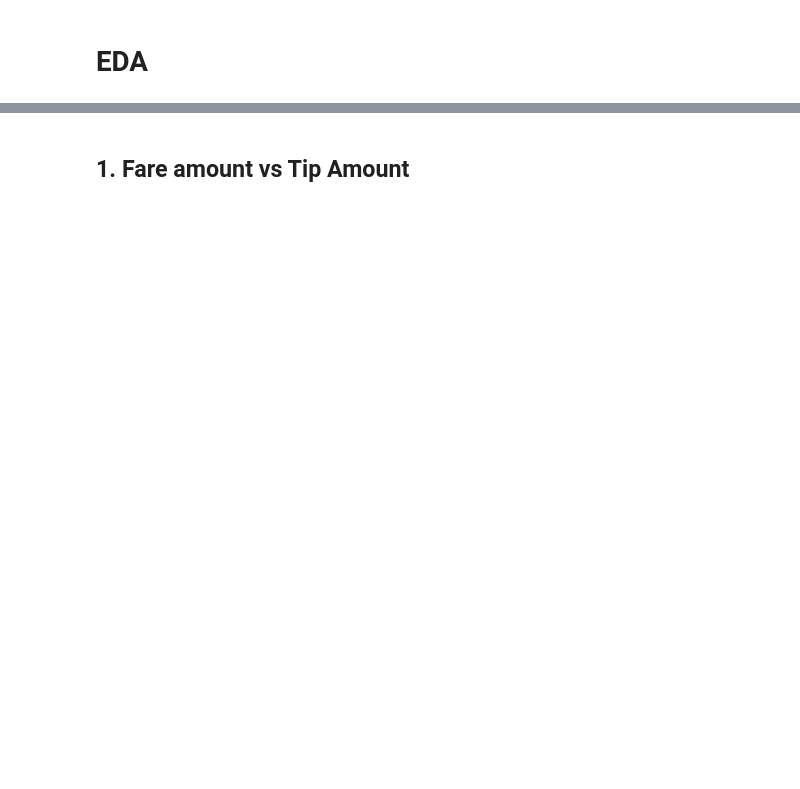
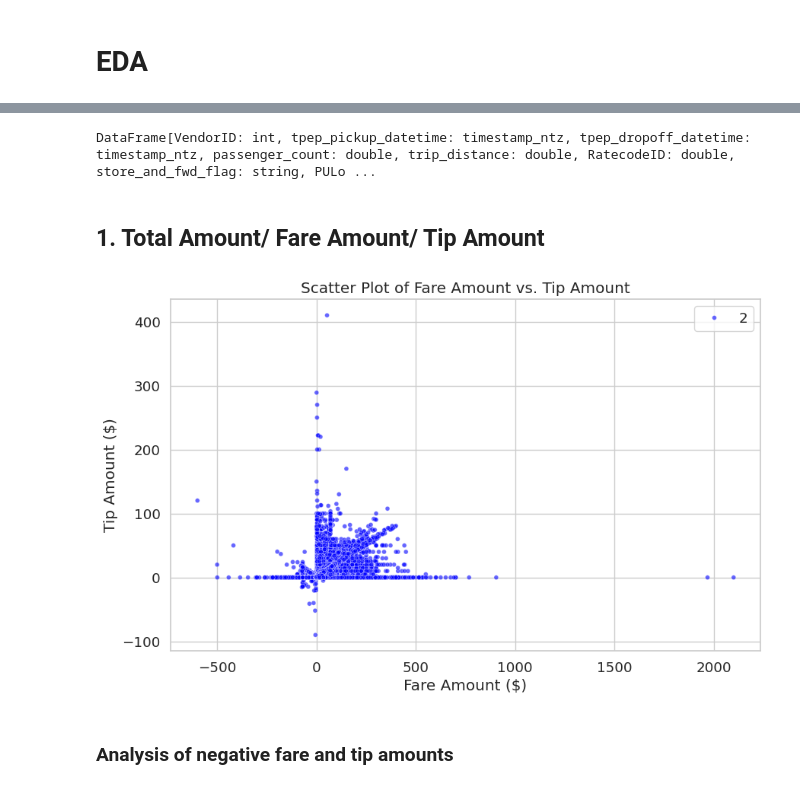
Before and after one commit to jmayank23/YellowTaxiAnalysis, a Jupyter notebook: EDA.ipynb, the cells around one changed output, grey strips where cells are left out. Drawn from its saved outputs; the diff is of its cells as text; code cells hidden in the pictures; blank space fills up the shorter version.

```diff
--- a/EDA.ipynb
+++ b/EDA.ipynb
@@ -17,0 +30,15 @@ To adjust logging level use sc.setLogLevel(newLevel). For SparkR, use setLogLeve
+# %%
+# Create a Spark session
+# spark = SparkSession.builder \
+#     .appName("Yellow Taxi EDA") \
+#     .getOrCreate()
+
+
+# I ran this notebook successfully using 4 cores and 8GB per node in the jupyter session setup.
+# Make sure you allocate enough memory per core. if you chose 3 cores you should select 6GB in your per Node setting.
+spark = SparkSession.builder \
+    .config("spark.driver.memory", "32g") \
+	.config("spark.executor.memory", "4g") \
+    .config('spark.executor.instances', 6) \
+	.appName("Yellow Taxi EDA") \
+	.getOrCreate()
@@ -26,0 +51,9 @@ paths = [
+# %%
+base_path = '/home/mjain3/uci150/mjain3/yellow_taxi_data/yellow_tripdata_2023-{:02d}.parquet'
+
+paths=[]
+for mo in range(1, 7):  # This loops from 1 to 12
+    path = base_path.format(mo)  # Formats the month with leading zero if necessary
+    paths.append(path)
+
+# paths = ['yellow_taxi_data/yellow_tripdata_2023-01.parquet', 'yellow_taxi_data/yellow_tripdata_2023-02.parquet']
@@ -102,2 +236,22 @@ df.describe().show()
+# %%
+# Sampling a fraction of the data for visualization
+sampled_df = df.sample(fraction=0.1, withReplacement=False)
+# %%
+sampled_df.cache()
+# %% [output]
+DataFrame[VendorID: int, tpep_pickup_datetime: timestamp_ntz, tpep_dropoff_datetime: timestamp_ntz, passenger_count: double, trip_distance: double, RatecodeID: double, store_and_fwd_flag: string, PULo ...
 # %% [markdown]
-## 1. Fare amount vs Tip Amount
+## 1. Total Amount/ Fare Amount/ Tip Amount
+# %%
+pandas_df = sampled_df.select("total_amount", "tip_amount", "fare_amount").toPandas()
+# %%
+plt.figure(figsize=(10, 6))
+sns.scatterplot(x='fare_amount', y='tip_amount', data=pandas_df, color='blue', size=2, alpha=0.6)
+plt.title('Scatter Plot of Fare Amount vs. Tip Amount')
+plt.xlabel('Fare Amount ($)')
+plt.ylabel('Tip Amount ($)')
+plt.show()
+# %% [output]
+[figure, added]
+# %% [markdown]
+### Analysis of negative fare and tip amounts
```
Also changed, not shown: parts of 62 cells of this notebook, 3 other files.
